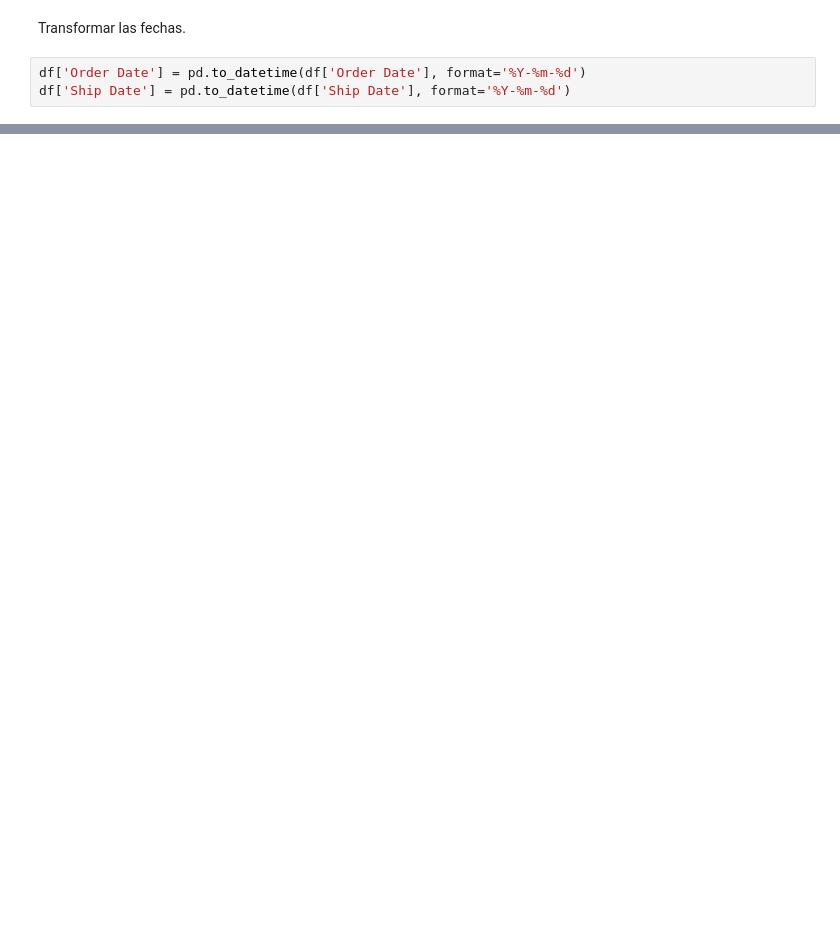
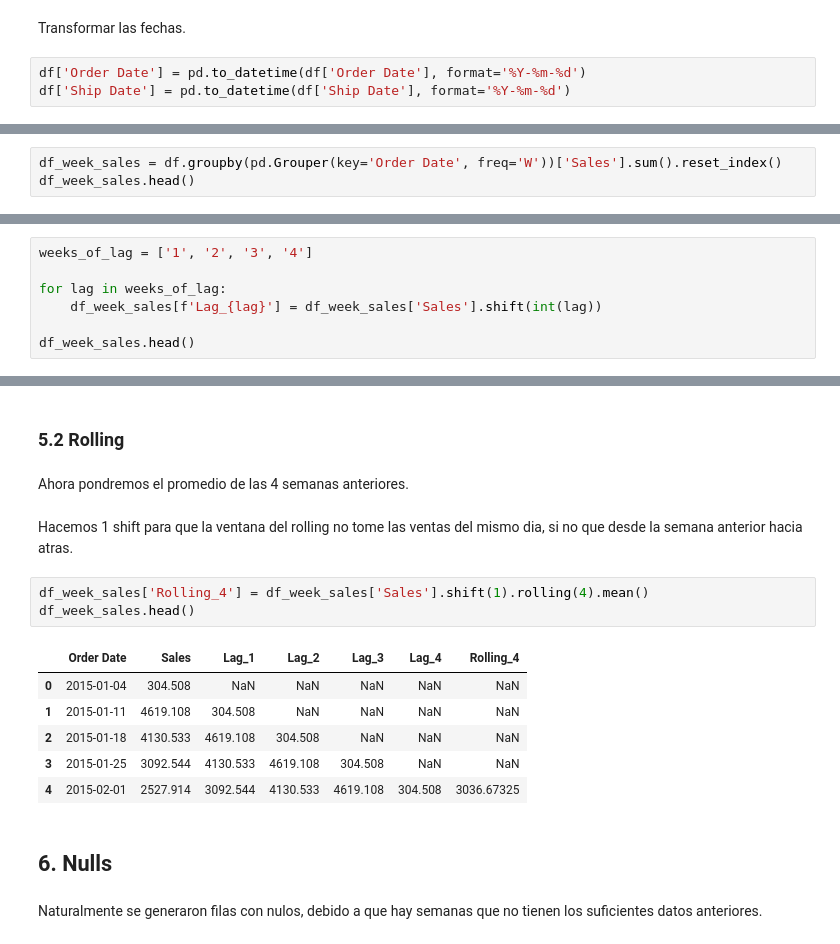
Before and after one commit to charligram/1_analisis_ventas, a Jupyter notebook: notebooks/02_feature_engineering.ipynb, the cells around one changed output, grey strips where cells are left out. Drawn from its saved outputs; the diff is of its cells as text; blank space fills up the shorter version.

```diff
--- a/notebooks/02_feature_engineering.ipynb
+++ b/notebooks/02_feature_engineering.ipynb
@@ -58,0 +64,3 @@ df.head()
+# %%
+df_week_sales = df.groupby(pd.Grouper(key='Order Date', freq='W'))['Sales'].sum().reset_index()
+df_week_sales.head()
@@ -58,0 +112,7 @@ df.head()
+# %%
+weeks_of_lag = ['1', '2', '3', '4']
+
+for lag in weeks_of_lag:
+    df_week_sales[f'Lag_{lag}'] = df_week_sales['Sales'].shift(int(lag))
+
+df_week_sales.head()
@@ -58,0 +126,20 @@ df.head()
+# %% [markdown]
+### 5.2 Rolling
+# %% [markdown]
+Ahora pondremos el promedio de las 4 semanas anteriores.
+# %% [markdown]
+Hacemos 1 shift para que la ventana del rolling no tome las ventas del mismo dia, si no que desde la semana anterior hacia atras.
+# %%
+df_week_sales['Rolling_4'] = df_week_sales['Sales'].shift(1).rolling(4).mean()
+df_week_sales.head()
+# %% [output]
+|  | Order Date | Sales | Lag_1 | Lag_2 | Lag_3 | Lag_4 | Rolling_4 |
+| 0 | 2015-01-04 | 304.508 | NaN | NaN | NaN | NaN | NaN |
+| 1 | 2015-01-11 | 4619.108 | 304.508 | NaN | NaN | NaN | NaN |
+| 2 | 2015-01-18 | 4130.533 | 4619.108 | 304.508 | NaN | NaN | NaN |
+| 3 | 2015-01-25 | 3092.544 | 4130.533 | 4619.108 | 304.508 | NaN | NaN |
+| 4 | 2015-02-01 | 2527.914 | 3092.544 | 4130.533 | 4619.108 | 304.508 | 3036.67325 |
+# %% [markdown]
+## 6. Nulls
+# %% [markdown]
+Naturalmente se generaron filas con nulos, debido a que hay semanas que no tienen los suficientes datos anteriores.
```
Also changed, not shown: parts of 23 cells of this notebook.
